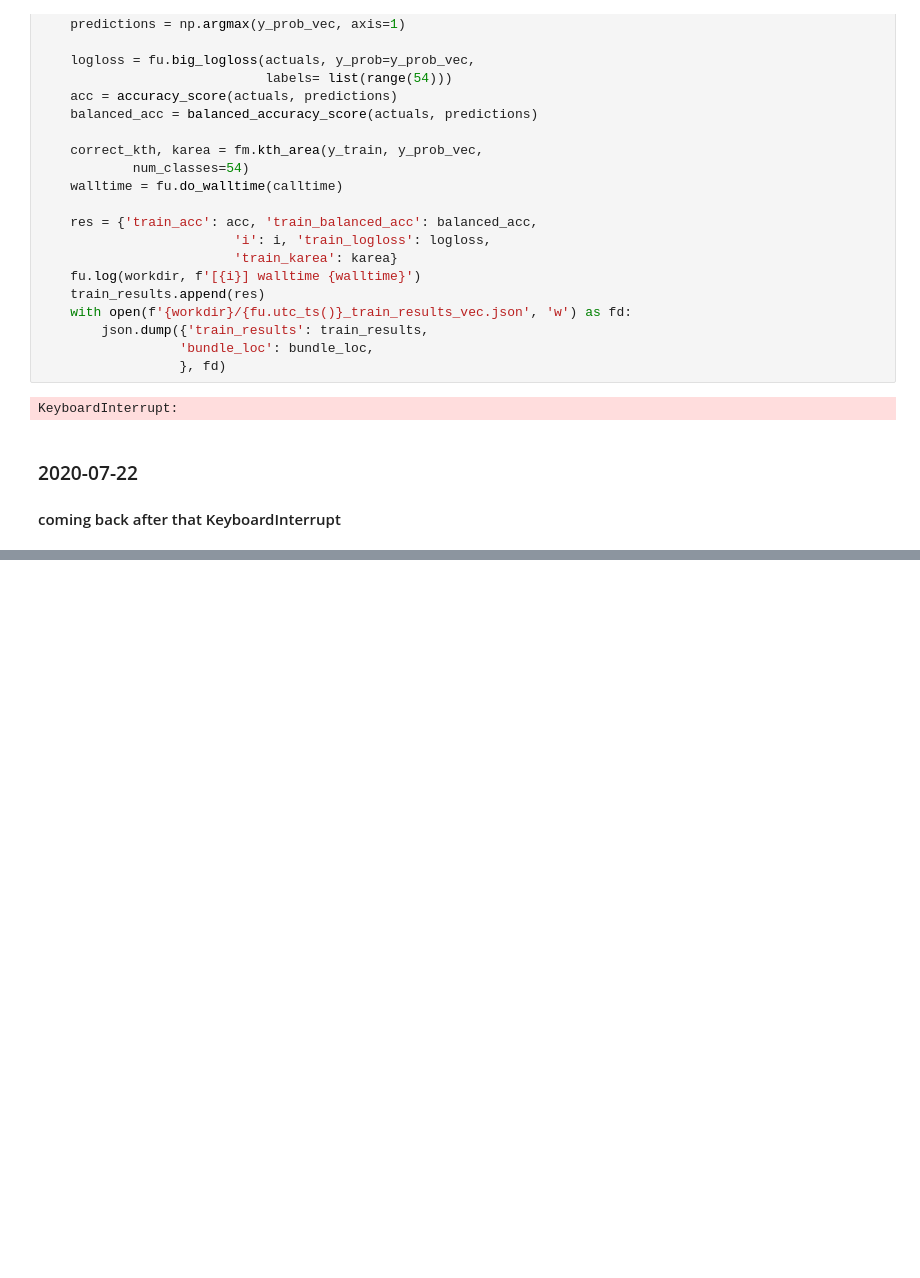
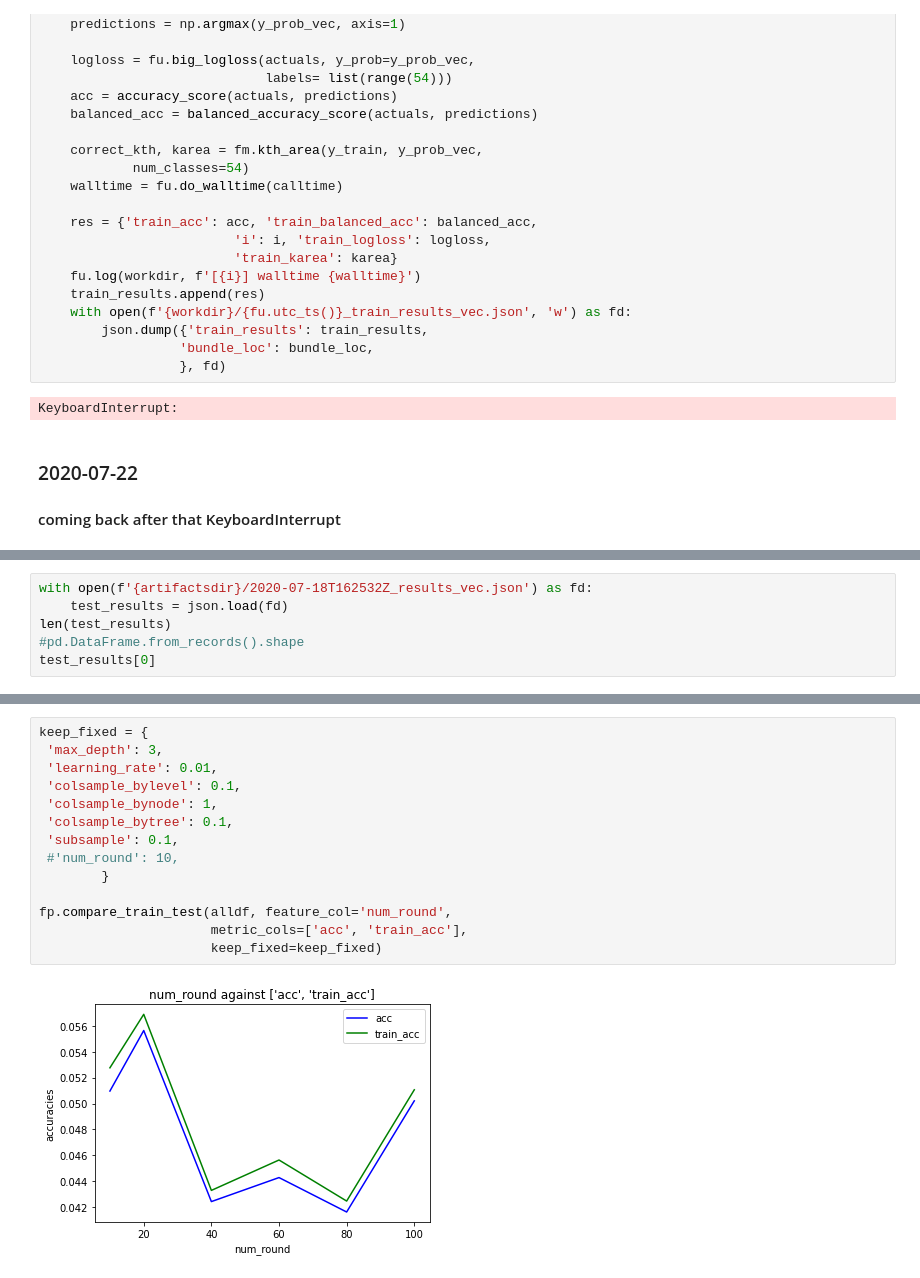
Before and after one commit to namoopsoo/learn-citibike, a Jupyter notebook: 2020-07-16-local.ipynb, the cells around one changed output, grey strips where cells are left out. Saved outputs shown, nothing was run; the diff lists cells and outputs as text; blank space fills up the shorter version.

```diff
--- a/2020-07-16-local.ipynb
+++ b/2020-07-16-local.ipynb
@@ -320,0 +318,6 @@ alldf = pd.DataFrame.from_records(train_results).merge(
+# %%
+with open(f'{artifactsdir}/2020-07-18T162532Z_results_vec.json') as fd:
+    test_results = json.load(fd)
+len(test_results)
+#pd.DataFrame.from_records().shape
+test_results[0]
@@ -320,0 +353,16 @@ alldf = pd.DataFrame.from_records(train_results).merge(
+# %%
+keep_fixed = {
+ 'max_depth': 3,
+ 'learning_rate': 0.01,
+ 'colsample_bylevel': 0.1,
+ 'colsample_bynode': 1,
+ 'colsample_bytree': 0.1,
+ 'subsample': 0.1,
+ #'num_round': 10,
+        }
+
+fp.compare_train_test(alldf, feature_col='num_round',
+                      metric_cols=['acc', 'train_acc'],
+                      keep_fixed=keep_fixed)
+# %% [output]
+[figure, added]
```
Also changed, not shown: parts of 11 cells of this notebook, 4 other files.
